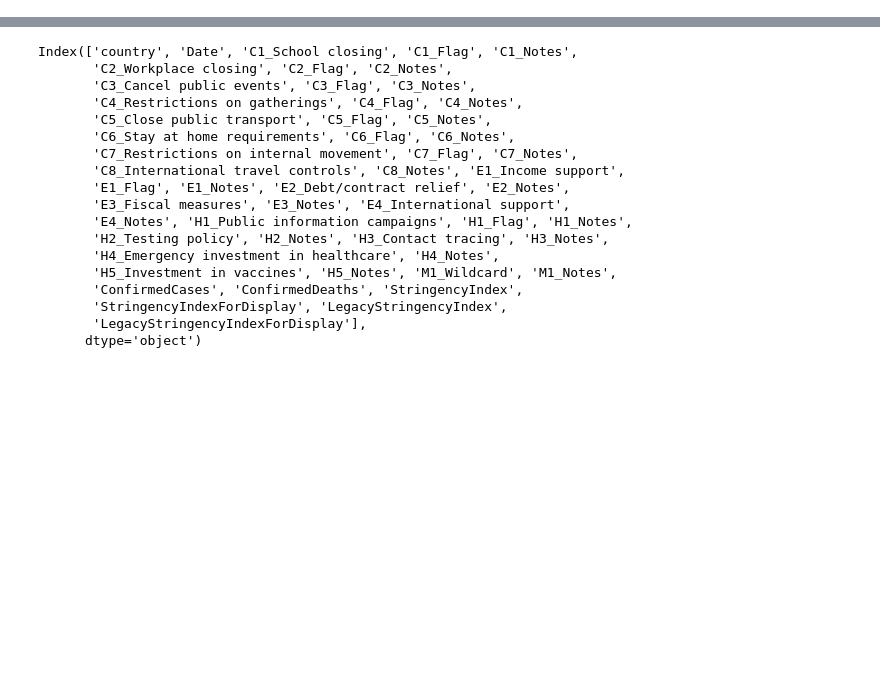
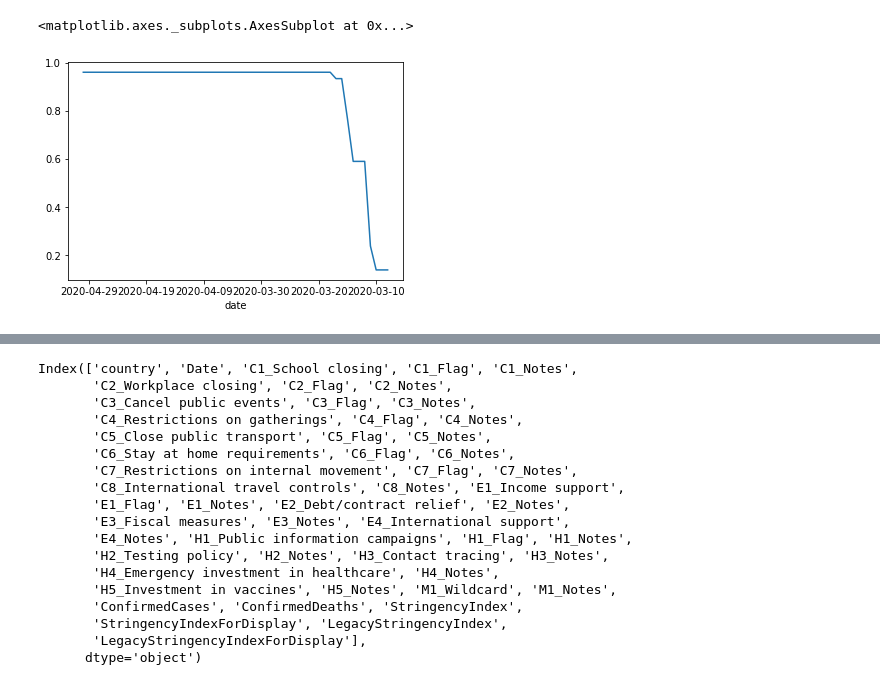
Before and after one commit to silverfield/corona-vis, a Jupyter notebook: nbs/process.ipynb, the cells around one changed output, grey strips where cells are left out. Saved outputs shown, nothing was run; the diff lists cells and outputs as text; code cells hidden in the pictures; blank space fills up the shorter version.

```diff
--- a/nbs/process.ipynb
+++ b/nbs/process.ipynb
@@ -18,0 +19,7 @@ covid_df = procdata.get_covid_df()
+# %%
+final_df = get_final_df()
+# %%
+final_df[final_df['country'] == 'Peru'].set_index('date')['stringency'].plot()
+# %% [output]
+<matplotlib.axes._subplots.AxesSubplot at 0x...>
+[figure, added]
```
Also changed, not shown: parts of 11 cells of this notebook, 7 other files.
